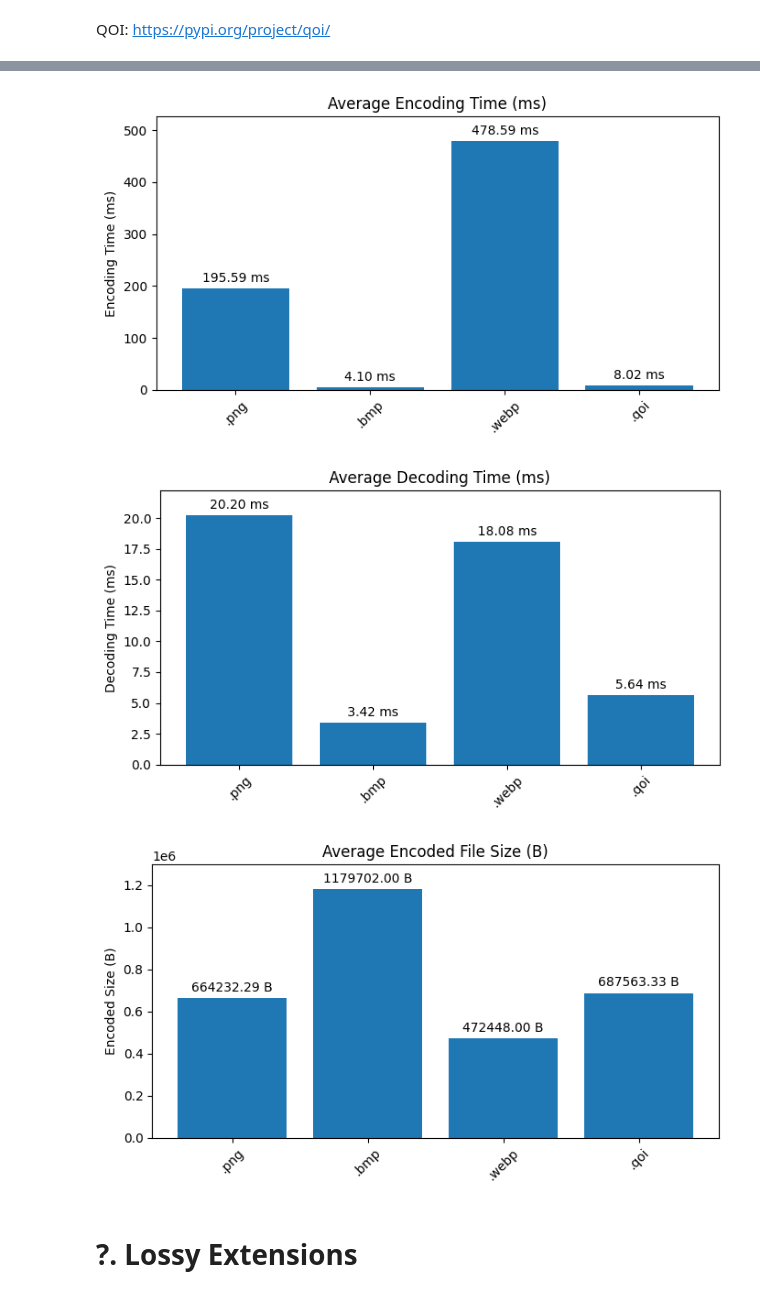
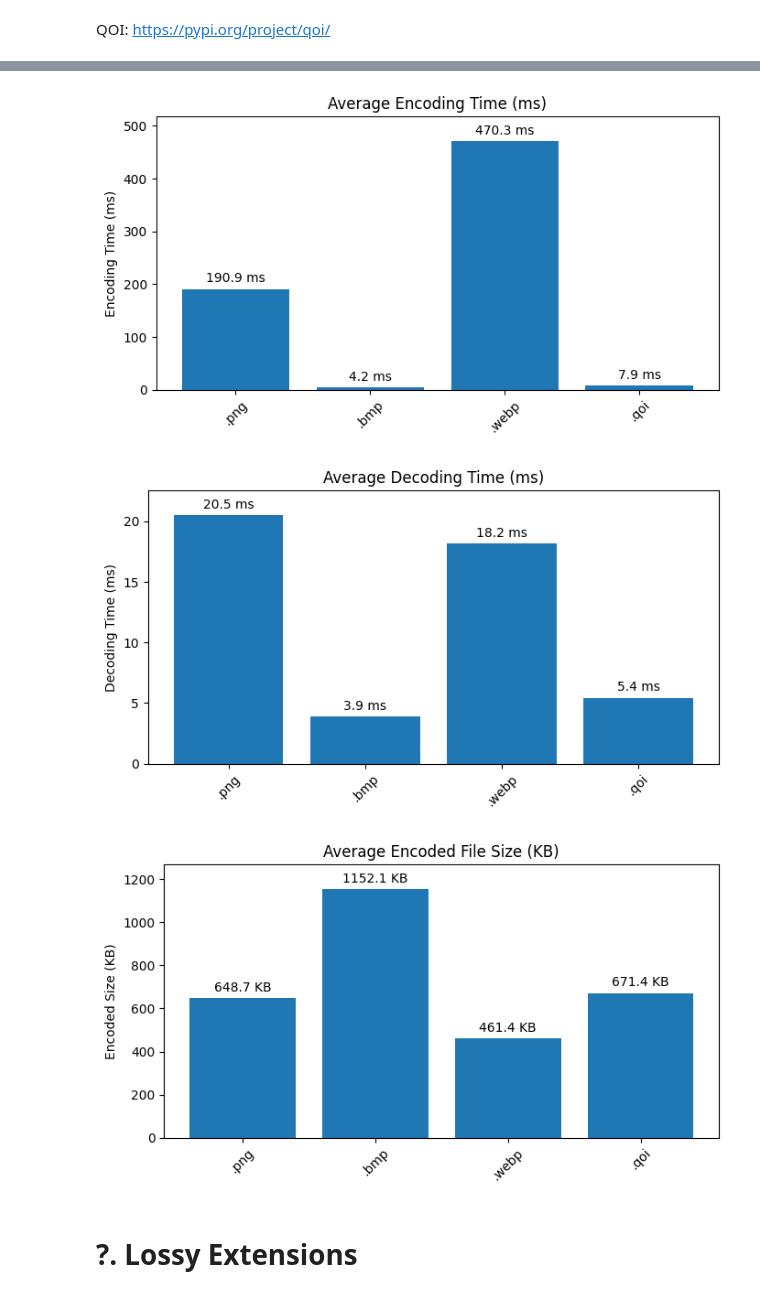
Before and after one commit to istvan404/ImageCompressionFormats, a Jupyter notebook: ImageCompressionFormats.ipynb, the cells around one changed output, grey strips where cells are left out. Saved outputs shown, nothing was run; the diff lists cells and outputs as text; code cells hidden in the pictures.

Commit message:
Add files via upload
Improved the tests and visualization of the data.

```diff
--- a/ImageCompressionFormats.ipynb
+++ b/ImageCompressionFormats.ipynb
@@ -539,7 +539,7 @@ def enc_dec_speed_imageio_webp(file_path, extension='.webp'):
 
 # Example usage:
 file_path = kodak_path + '/kodim01.png'
-extension, encoding_time, decoding_time, encoded_file_size = enc_dec_speed_imageio_lossless_true(file_path, extension='.webp')
+extension, encoding_time, decoding_time, encoded_file_size = enc_dec_speed_imageio_webp(file_path, extension='.webp')
 print(f"Extension: {extension}")
 print(f"Encoding Time: {encoding_time:.4f} seconds")
 print(f"Decoding Time: {decoding_time:.4f} seconds")
@@ -658,14 +658,23 @@ def test_lossless_extensions(image_file_paths, extensions):
     for image_file_path in image_file_paths:
         image_results = [image_file_path]
         for extension in extensions:
-            if extension == '.qoi':
-                image_results.append(enc_dec_speed_qoi(image_file_path))
-            elif extension in ['.png', '.bmp']:
-                image_results.append(enc_dec_speed_imageio_lossless_default(image_file_path, extension))
-            elif extension == '.webp':
-                image_results.append(enc_dec_speed_imageio_webp(image_file_path, extension))
-            else:
-                pass
+            iteration = 10
+            iteration_results = []
+            for i in range(iteration):
+              if extension == '.qoi':
+                  iteration_results.append(enc_dec_speed_qoi(image_file_path))
+              elif extension in ['.png', '.bmp']:
+                  iteration_results.append(enc_dec_speed_imageio_lossless_default(image_file_path, extension))
+              elif extension == '.webp':
+                  iteration_results.append(enc_dec_speed_imageio_webp(image_file_path, extension))
+              elif extension == '.jxl':
+                  pass
+              else:
+                  pass
+            average_encoding_time = sum([result[1] for result in iteration_results]) / iteration
+            average_decoding_time = sum([result[2] for result in iteration_results]) / iteration
+            average_file_size = sum([result[3] for result in iteration_results]) / iteration
+            image_results.append([extension, average_encoding_time, average_decoding_time, average_file_size])
         results.append(image_results)
     return results
 
@@ -798,7 +807,7 @@ for ext, data in extension_data.items():
         extensions.append(ext)
         avg_encoding_times.append(avg_encoding_time * 1000)  # Convert to milliseconds
         avg_decoding_times.append(avg_decoding_time * 1000)  # Convert to milliseconds
-        avg_encoded_sizes.append(avg_encoded_size)
+        avg_encoded_sizes.append(1 * avg_encoded_size / 1024)
 
 # Plotting the bar charts
 def plot_barchart(data, title, ylabel, unit, tag, labels, values):
@@ -811,7 +820,7 @@ def plot_barchart(data, title, ylabel, unit, tag, labels, values):
     # Annotate values on top of the bars
     for bar in bars:
         height = bar.get_height()
-        ax.annotate(f'{height:.2f} {unit}',
+        ax.annotate(f'{height:.1f} {unit}',
                     xy=(bar.get_x() + bar.get_width() / 2, height),
                     xytext=(0, 3),  # 3 points vertical offset
                     textcoords="offset points",
@@ -819,37 +828,37 @@ def plot_barchart(data, title, ylabel, unit, tag, labels, values):
 
     max_height = max(values)
     ax.set_ylim(0, max_height * 1.1)
 
     plt.xticks(rotation=45)
     plt.tight_layout()
     plt.savefig(f"{home_directory}/fig_average_{tag}.png")
     plt.show()
 
 # Plot the three separate bar charts
 plot_barchart(avg_encoding_times, 'Average Encoding Time (ms)', 'Encoding Time (ms)', 'ms', 'encoding', extensions, avg_encoding_times)
 plot_barchart(avg_decoding_times, 'Average Decoding Time (ms)', 'Decoding Time (ms)', 'ms', 'decoding', extensions, avg_decoding_times)
-plot_barchart(avg_encoded_sizes, 'Average Encoded File Size (B)', 'Encoded Size (B)', 'B', 'file_size', extensions, avg_encoded_sizes)
+plot_barchart(avg_encoded_sizes, 'Average Encoded File Size (KB)', 'Encoded Size (KB)', 'KB', 'file_size', extensions, avg_encoded_sizes)
 # %% [output]
 File: /content/drive/MyDrive/ICF/datasets/kodak/kodim01.png
 File: /content/drive/MyDrive/ICF/datasets/kodak/kodim02.png
 File: /content/drive/MyDrive/ICF/datasets/kodak/kodim03.png
 File: /content/drive/MyDrive/ICF/datasets/kodak/kodim21.png
 File: /content/drive/MyDrive/ICF/datasets/kodak/kodim20.png
 File: /content/drive/MyDrive/ICF/datasets/kodak/kodim23.png
 File: /content/drive/MyDrive/ICF/datasets/kodak/kodim18.png
 File: /content/drive/MyDrive/ICF/datasets/kodak/kodim12.png
 File: /content/drive/MyDrive/ICF/datasets/kodak/kodim24.png
 File: /content/drive/MyDrive/ICF/datasets/kodak/kodim11.png
 File: /content/drive/MyDrive/ICF/datasets/kodak/kodim10.png
 File: /content/drive/MyDrive/ICF/datasets/kodak/kodim16.png
 ... (8 lines left out)
 File: /content/drive/MyDrive/ICF/datasets/kodak/kodim17.png
 File: /content/drive/MyDrive/ICF/datasets/kodak/kodim08.png
 File: /content/drive/MyDrive/ICF/datasets/kodak/kodim19.png
 File: /content/drive/MyDrive/ICF/datasets/kodak/kodim13.png
-[figure, old version]
+[figure, new version]
-[figure, old version]
+[figure, new version]
-[figure, old version]
+[figure, new version]
 # %% [markdown]
 # ?. Lossy Extensions
 # %% [markdown]
```
Also changed, not shown: parts of 15 cells of this notebook.
